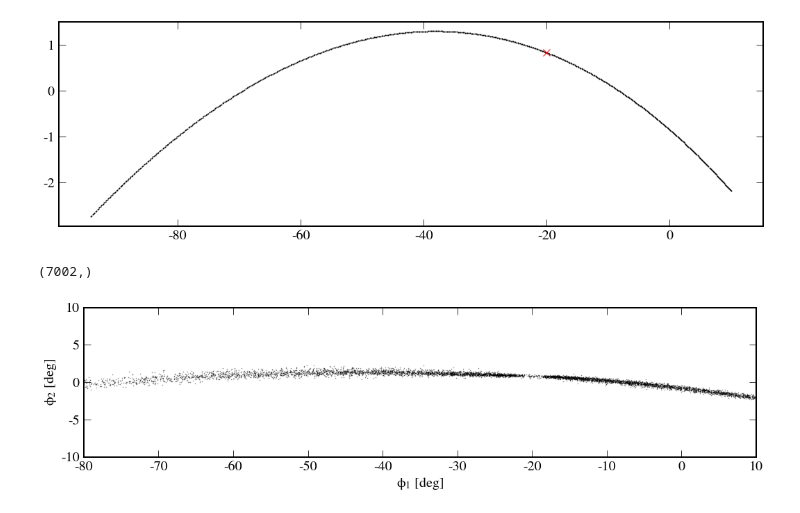
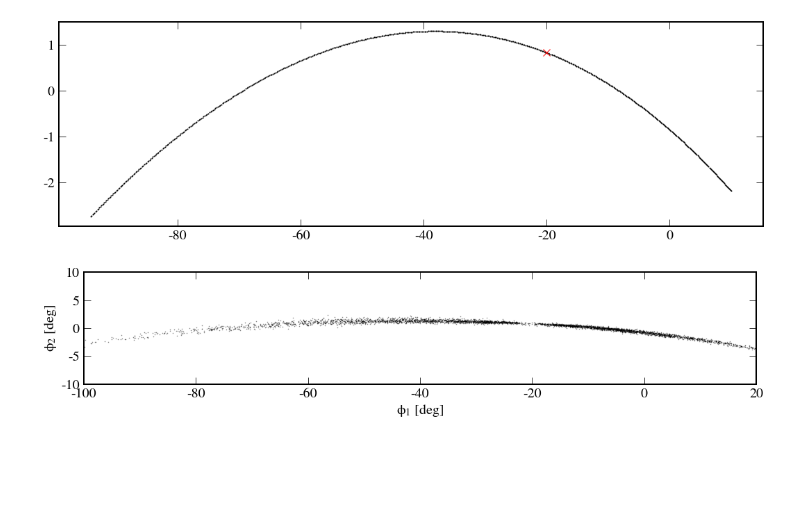
Before and after one commit to abonaca/phi_t, a Jupyter notebook: notebooks/dissolve.ipynb, the cells around one changed output. Drawn from its saved outputs; the diff is of its cells as text; code cells hidden in the pictures; blank space fills up the shorter version.

```diff
--- a/notebooks/dissolve.ipynb
+++ b/notebooks/dissolve.ipynb
@@ -51,7 +51,7 @@ gd1_cen = model_gd1[ind_prog]
 rep = gd1_cen.transform_to(gc_frame).data
 gd1_w0 = gd.PhaseSpacePosition(rep)
 dt = 1*u.Myr
-n_steps = 4000
+n_steps = 3000
 
 orbit_rr = ham.integrate_orbit(gd1_w0, dt=-dt, n_steps=n_steps)
 
@@ -60,35 +60,31 @@ t = np.abs(orbit_rr.t)
 # %%
 np.random.seed(294)
 
-n_disrupt = 500
+n_disrupt = 1000
 n_particles = np.ones(n_steps+1, dtype=int)
 n_particles[-n_disrupt:] = 0
-dt = 0.5*u.Myr
 
 minit = 1e4
 mfin = 1e2
 nrelease = 1
 t_disrupt = -dt*n_disrupt
-n_times = (orbit_rr.t < t_disrupt).sum()
+n_times = (orbit_rr.t <= t_disrupt).sum()
 prog_mass = np.linspace(minit, mfin, n_times)
-prog_mass = np.concatenate((prog_mass, np.zeros(len(orbit_rr.t) - n_times))) * u.Msun
+prog_mass = np.concatenate((prog_mass, np.zeros(len(orbit_rr.t) - n_times)*1e-5)) * u.Msun
 
 gen_gd1 = ms.MockStreamGenerator(df, ham)
 gd1_np, _ = gen_gd1.run(w0_init, prog_mass, dt=dt, t=t, n_particles=n_particles)
 gd1_np_eq = gd1_np.to_coord_frame(coord.ICRS)
 gd1c_np = gd1_np.to_coord_frame(gc.GD1)
-print(np.shape(gd1c_np.phi1), np.shape(t))
-# %% [output]
-(7002,)
 # %%
 plt.figure(figsize=(15,5))
 plt.plot(gd1c_np.phi1[:], gd1c_np.phi2[:], 'k.', ms=1, alpha=0.5)
 
 plt.xlabel('$\phi_1$ [deg]')
 plt.ylabel('$\phi_2$ [deg]')
-plt.xlim(-80, 10)
+plt.xlim(-100, 20)
 plt.ylim(-10,10)
 plt.gca().set_aspect('equal')
 plt.tight_layout()
 # %% [output]
-[figure, old version]
+[figure, new version]
```
